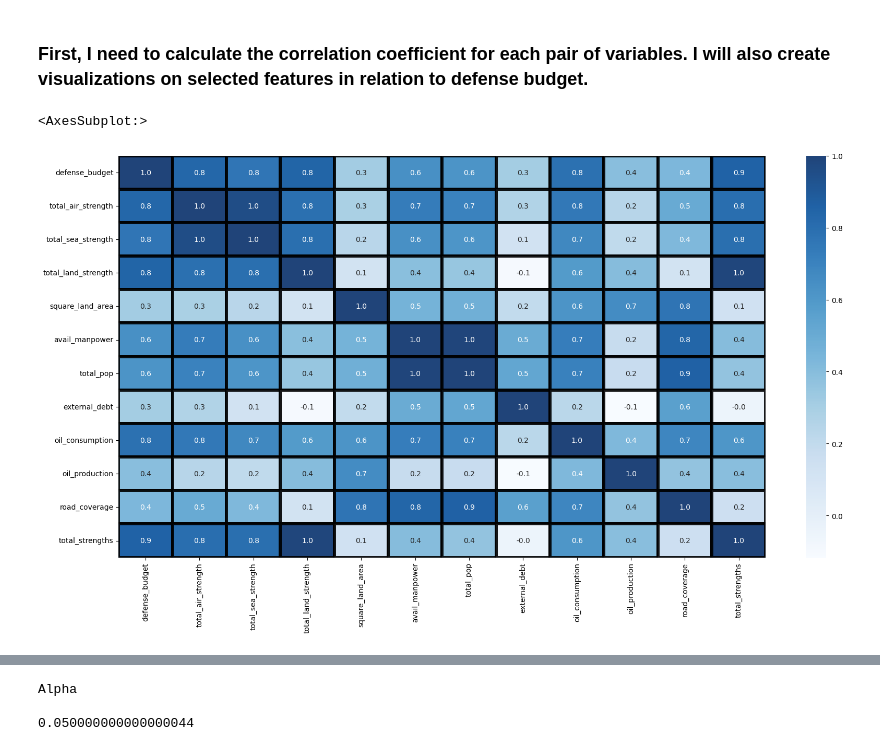
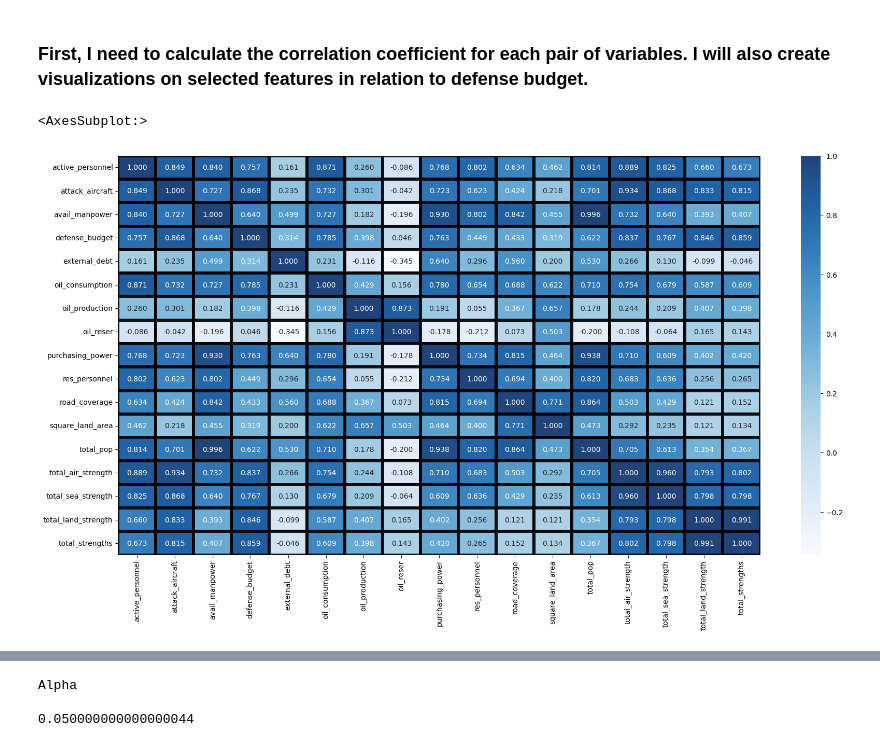
Before and after one commit to raycerna/military-firepower, a Jupyter notebook: final_report.ipynb, the cells around one changed output, grey strips where cells are left out. Cells and saved outputs as stored; diff of their text form; code cells hidden in the pictures.

```diff
--- a/final_report.ipynb
+++ b/final_report.ipynb
@@ -125,13 +122,17 @@ train_corr = train[['defense_budget', 'total_air_strength', 'total_sea_strength'
 # %%
-# using corr() function to find correlation between columns
-train_corr = train_corr.corr(method='spearman')
+# using corr() function to find correlation between features
+train_corr = train.drop(columns=['country','country_code','air_carriers','armored_vehicles','arty','corvettes',
+                                'destroyers','fighters_interceptors','frigates','helos','merch_marine_fleet',
+                                'mine_warfare','navy_ships','paramilitary','patrol_vess','rocket_proj',
+                                'special_mission','subs','tanker_fleet','tanks','trainers','transports'
+                                ]).corr(method='spearman')
 # plots a heatmap and correlation values
 kwargs = {'alpha':.9,'linewidth':3, 'linestyle':'-',
           'linecolor':'k','rasterized':False, 'edgecolor':'w',
           'capstyle':'projecting',}
 
 plt.figure(figsize=(20, 10))
-sns.heatmap(train_corr, cmap="Blues", annot=True, fmt='1.1f', **kwargs)
+sns.heatmap(train_corr, cmap="Blues", annot=True, fmt='1.3f', **kwargs)
 # %% [output]
 <AxesSubplot:>
-[figure, old version]
+[figure, new version]
```
Also changed, not shown: parts of 42 cells of this notebook.
